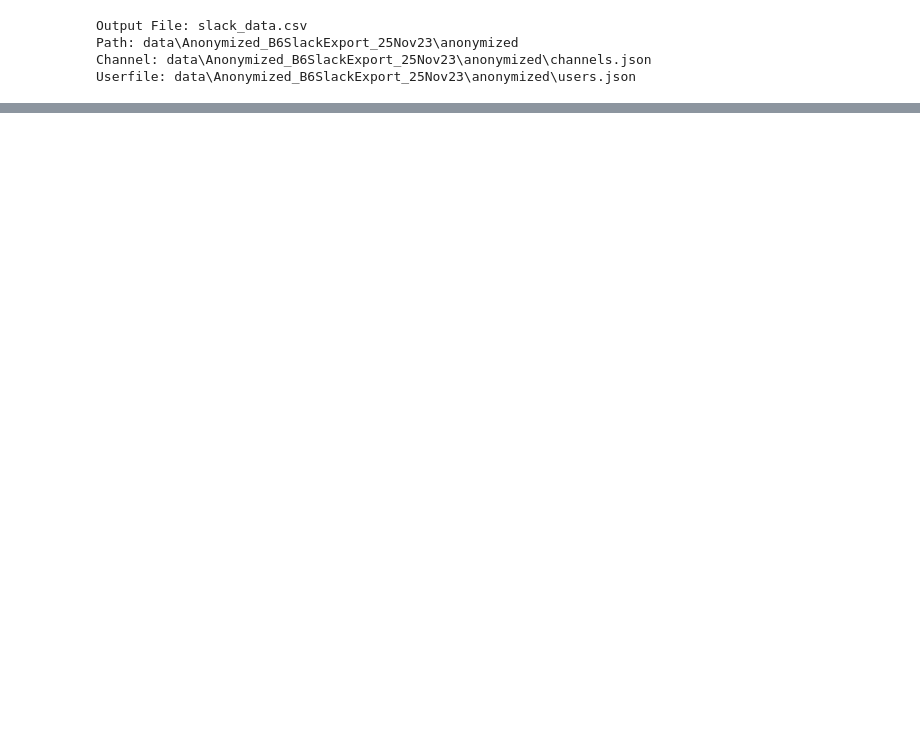
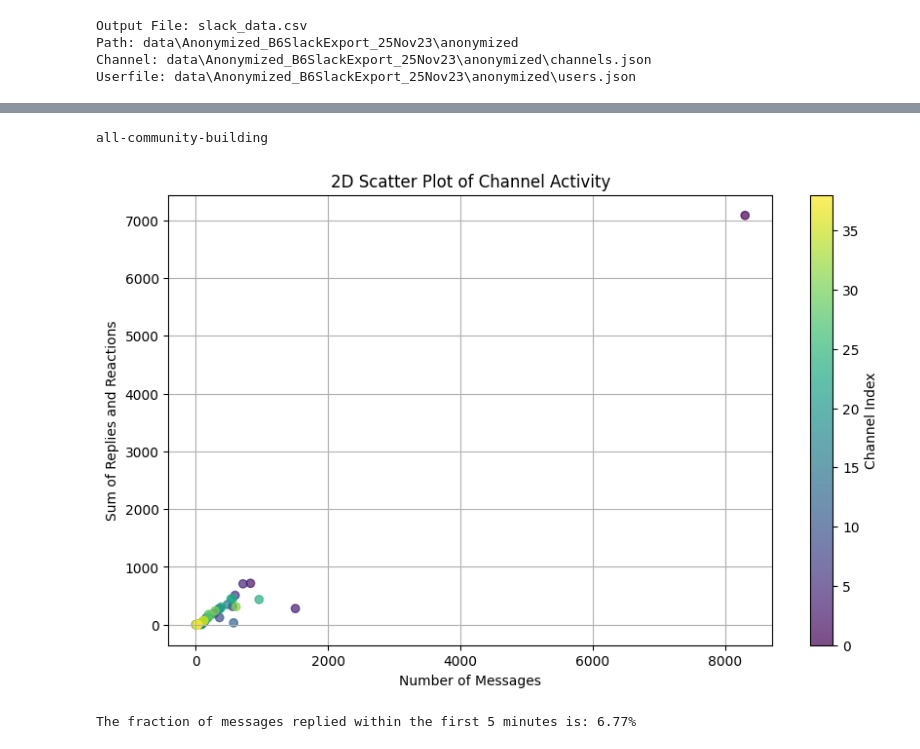
Before and after one commit to AbelBekele/10-Academy-Week-0, a Jupyter notebook: notebooks/EDA.ipynb, the cells around one changed output, grey strips where cells are left out. Saved outputs shown, nothing was run; the diff lists cells and outputs as text; code cells hidden in the pictures; blank space fills up the shorter version.

```diff
--- a/notebooks/EDA.ipynb
+++ b/notebooks/EDA.ipynb
@@ -28,0 +178,3 @@ import src.utils as utils
+# %%
+reaction_count = calculate_reaction_count(all_channel_messages)
+reaction_count_df = pd.DataFrame.from_dict(reaction_count, orient='index', columns=['Reaction count'])
@@ -28,0 +304,23 @@ import src.utils as utils
+# %%
+# Function to calculate activity metrics for each channel
+def calculate_channel_activity(channels):
+    channel_activity = {}
+
+    for channel in channels:
+        channel_name = channel['name']
+        channel_messages = slack_data_loader.get_channel_messages(channel_name)
+
+        message_count = len(channel_messages)
+        reply_count = sum(message.get('reply_count', 0) for message in channel_messages)
+        reaction_count = sum(len(message.get('reactions', [])) for message in channel_messages)
+
+        channel_activity[channel_name] = {
+            'Message count': message_count,
+            'Reply and Reaction count': reply_count + reaction_count
+        }
+
+    return channel_activity
+# %%
+channel_activity = calculate_channel_activity(slack_data_loader.channels)
+# %%
+channel_activity_df = pd.DataFrame.from_dict(channel_activity, orient='index')
@@ -28,0 +329,16 @@ import src.utils as utils
+# %%
+print(most_active_channel)
+# %% [output]
+all-community-building
+# %%
+# Plot 2D scatter plot
+plt.figure(figsize=(10, 6))
+plt.scatter(channel_activity_df['Message count'], channel_activity_df['Reply and Reaction count'], c=range(len(channel_activity_df)), cmap='viridis', alpha=0.7)
+plt.colorbar(label='Channel Index')
+plt.title('2D Scatter Plot of Channel Activity')
+plt.xlabel('Number of Messages')
+plt.ylabel('Sum of Replies and Reactions')
+plt.grid(True)
+plt.show()
+# %% [output]
+[figure, added]
@@ -28,0 +369,4 @@ import src.utils as utils
+# %%
+print(f"\nThe fraction of messages replied within the first 5 minutes is: {fraction_replied_within_5_minutes:.2%}")
+# %% [output]
+The fraction of messages replied within the first 5 minutes is: 6.77%
```
Also changed, not shown: parts of 34 cells of this notebook, 1 other file.
